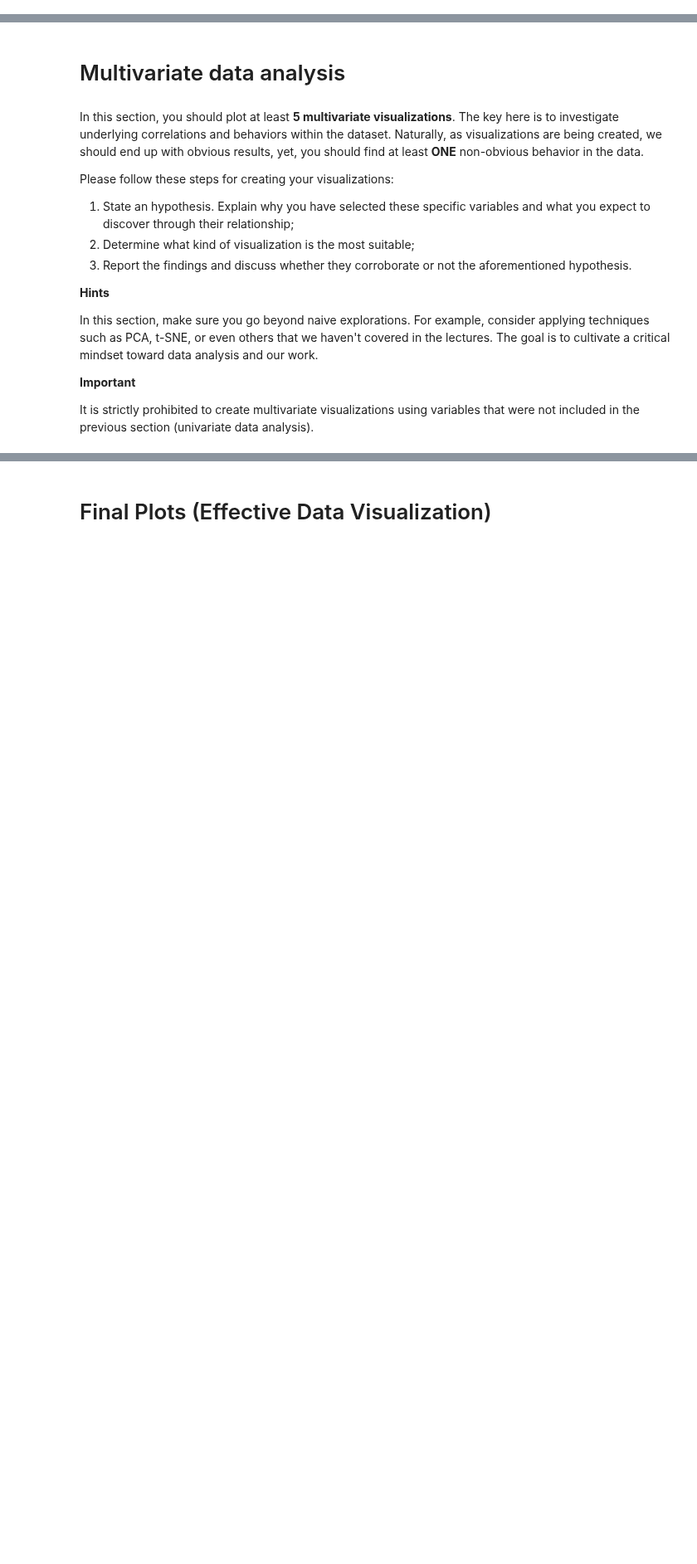
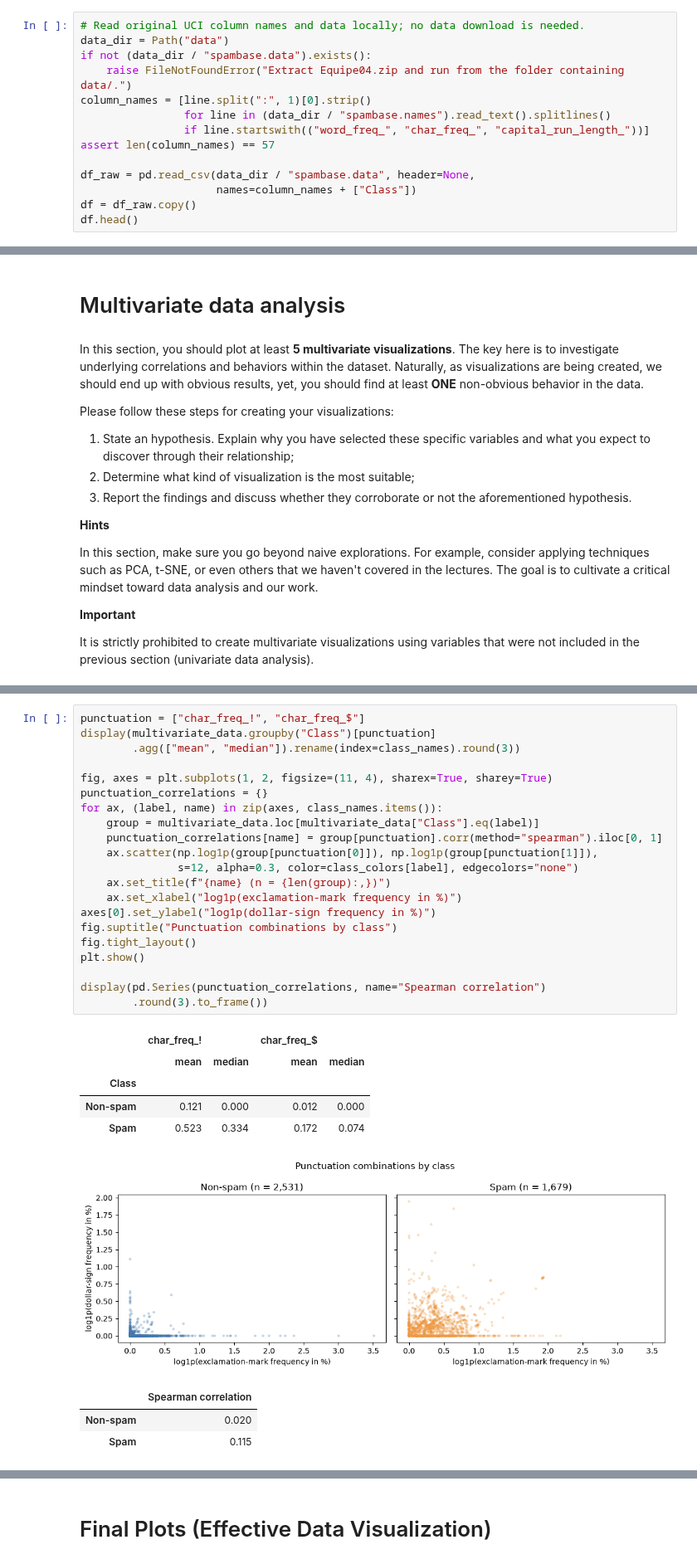
Before and after one commit to tuchanski/spambase-classification, a Jupyter notebook: main.ipynb, the cells around one changed output, grey strips where cells are left out. Shown at 83% size. Drawn from its saved outputs; the diff is of its cells as text; blank space fills up the shorter version.

```diff
--- a/main.ipynb
+++ b/main.ipynb
@@ -59,0 +57,14 @@ df.head()
+# %%
+# Read original UCI column names and data locally; no data download is needed.
+data_dir = Path("data")
+if not (data_dir / "spambase.data").exists():
+    raise FileNotFoundError("Extract Equipe04.zip and run from the folder containing data/.")
+column_names = [line.split(":", 1)[0].strip()
+                for line in (data_dir / "spambase.names").read_text().splitlines()
+                if line.startswith(("word_freq_", "char_freq_", "capital_run_length_"))]
+assert len(column_names) == 57
+
+df_raw = pd.read_csv(data_dir / "spambase.data", header=None,
+                     names=column_names + ["Class"])
+df = df_raw.copy()
+df.head()
@@ -519,0 +718,31 @@ It is strictly prohibited to create multivariate visualizations using variables
+# %%
+punctuation = ["char_freq_!", "char_freq_$"]
+display(multivariate_data.groupby("Class")[punctuation]
+        .agg(["mean", "median"]).rename(index=class_names).round(3))
+
+fig, axes = plt.subplots(1, 2, figsize=(11, 4), sharex=True, sharey=True)
+punctuation_correlations = {}
+for ax, (label, name) in zip(axes, class_names.items()):
+    group = multivariate_data.loc[multivariate_data["Class"].eq(label)]
+    punctuation_correlations[name] = group[punctuation].corr(method="spearman").iloc[0, 1]
+    ax.scatter(np.log1p(group[punctuation[0]]), np.log1p(group[punctuation[1]]),
+               s=12, alpha=0.3, color=class_colors[label], edgecolors="none")
+    ax.set_title(f"{name} (n = {len(group):,})")
+    ax.set_xlabel("log1p(exclamation-mark frequency in %)")
+axes[0].set_ylabel("log1p(dollar-sign frequency in %)")
+fig.suptitle("Punctuation combinations by class")
+fig.tight_layout()
+plt.show()
+
+display(pd.Series(punctuation_correlations, name="Spearman correlation")
+        .round(3).to_frame())
+# %% [output]
+|  | char_freq_! |  | char_freq_$ |  |
+|  | mean | median | mean | median |
+| Class |  |  |  |  |
+| Non-spam | 0.121 | 0.000 | 0.012 | 0.000 |
+| Spam | 0.523 | 0.334 | 0.172 | 0.074 |
+[figure, added]
+|  | Spearman correlation |
+| Non-spam | 0.020 |
+| Spam | 0.115 |
```
Also changed, not shown: parts of 64 cells of this notebook.
